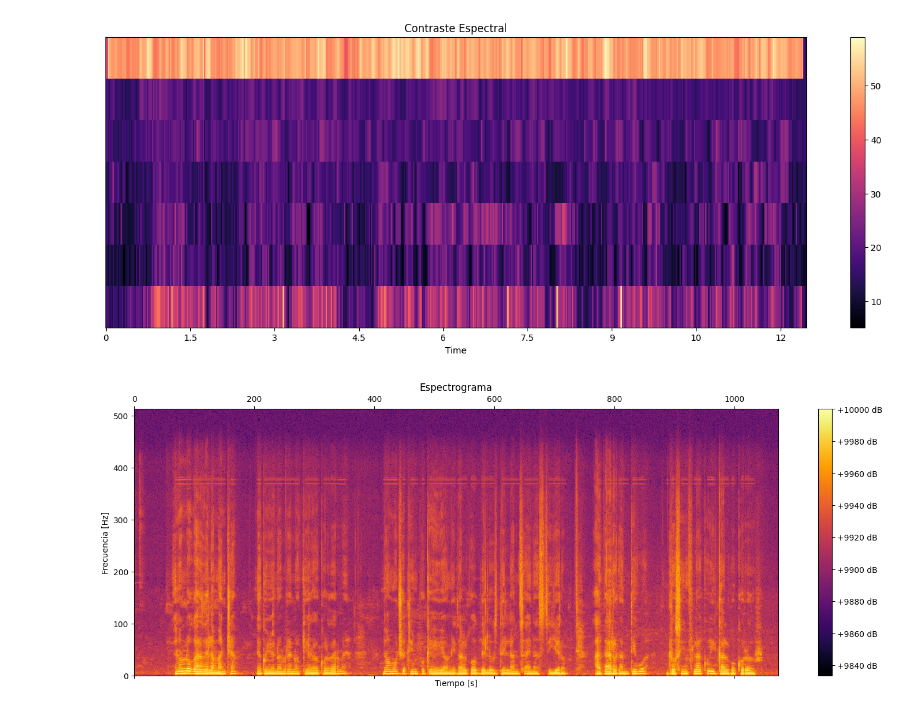
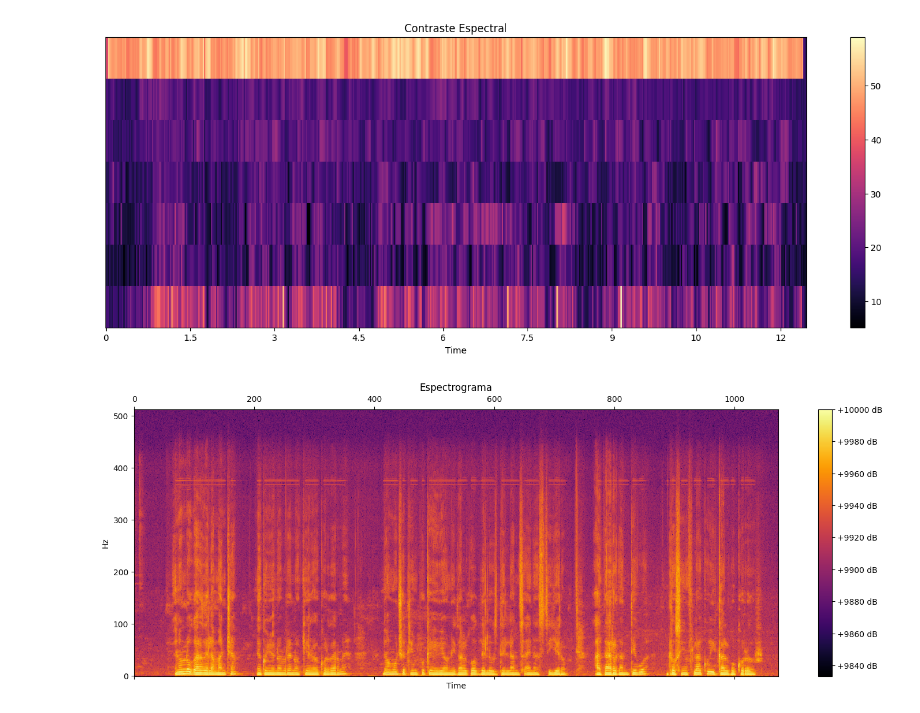
Before and after one commit to 4phr0d1t3/Escuela-Superior-de-Computo, a Jupyter notebook: Voice-Recognition/p1/p1.ipynb, the cells around one changed output. Drawn from its saved outputs; the diff is of its cells as text; code cells hidden in the pictures.

```diff
--- a/Voice-Recognition/p1/p1.ipynb
+++ b/Voice-Recognition/p1/p1.ipynb
@@ -49,33 +49,33 @@ from scipy.io import wavfile
 import matplotlib.pyplot as plt
 
 def calculate_spectrogram(audio_signal, max_amplitude=None):
     n_fft = 1024
     hop_length = 512
     S = np.abs(librosa.stft(audio_signal, n_fft=n_fft, hop_length=hop_length))
     S = S + 1e-10
     spectrogram = 20 * np.log10(S)
     if max_amplitude is not None:
         spectrogram = spectrogram - np.max(spectrogram)
         spectrogram = spectrogram + max_amplitude
 
     return spectrogram
 
 fs, audio = wavfile.read('record.wav')
 audio_mono = np.mean(audio, axis=1)
 
 spectrogram = calculate_spectrogram(audio_mono, max_amplitude=10000)
 
 fig, ax = plt.subplots(figsize=(18, 6))
 
 fig.patch.set_facecolor('white')
 
 cax = ax.matshow(spectrogram, cmap='inferno', aspect='auto', origin='lower')
 fig.colorbar(cax, format='%+2.0f dB')
 
 ax.set_title('Espectrograma')
-ax.set_xlabel('Tiempo [s]')
-ax.set_ylabel('Frecuencia [Hz]')
+ax.set_xlabel('Time')
+ax.set_ylabel('Hz')
 
 plt.show()
 # %% [output]
-[figure, old version]
+[figure, new version]
```
